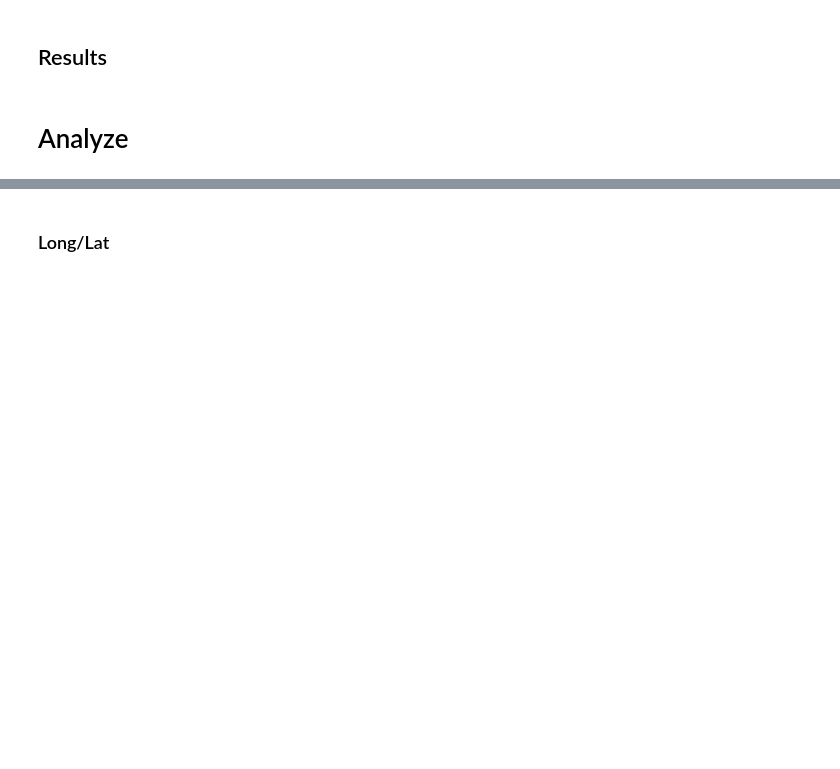
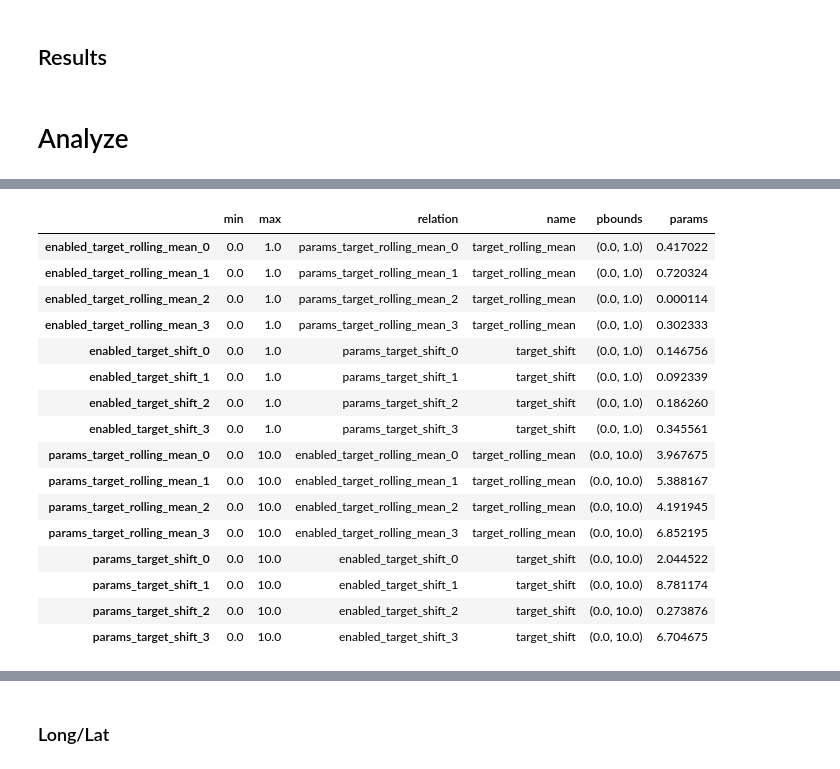
Before and after one commit to olympus999/godaddy-microbusiness-density-forecasting, a Jupyter notebook: notebooks/starter.ipynb, the cells around one changed output, grey strips where cells are left out. Cells and saved outputs as stored; diff of their text form; code cells hidden in the pictures; blank space fills up the shorter version.

```diff
--- a/notebooks/starter.ipynb
+++ b/notebooks/starter.ipynb
@@ -1726,8 +1180,0 @@ df
-# %%
-# debug_data = lightgbm_bayesian.prepare_data._debug_different_shifts
-df[pr._col_target] = (
-    df.sort_values([pr._col_cfips, pr._col_first_day_of_month])
-    .groupby(pr._col_cfips)[pr._col_target]
-    .shift(1)
-    .dropna()
-)
@@ -1769,4 +1180,0 @@ pd.DataFrame(r)
-# %%
-lgb_train, lgb_eval, df, features = lightgbm_bayesian._train_model(
-    **lightgbm_bayesian.optimizer.max["params"], return_data=True
-)
@@ -1941,4 +1180,0 @@ array(['2022-11-01', '2022-12-01', '2023-01-01', '2023-02-01',
-# %%
-(lgb_train, lgb_eval, df, features) = train_model(
-    **optimizer.max["params"], return_data=True
-)
@@ -1972,0 +1591,3 @@ t["relative"] = t["diff"] / t["pred"]
+# %%
+manage_features = ManageFeatures(all_features)
+# manage_features._get_all_relations()
@@ -1972,0 +1596,50 @@ t["relative"] = t["diff"] / t["pred"]
+# %%
+def black_box_function(**kwargs):
+    """Function with unknown internals we wish to maximize.
+
+    This is just serving as an example, for all intents and
+    purposes think of the internals of this function, i.e.: the process
+    which generates its output values, as unknown.
+    """
+    print(kwargs)
+
+    return -1
+
+
+# Bounded region of parameter space
+pbounds = manage_features.get_pbounds()
+
+optimizer = BayesianOptimization(
+    f=black_box_function,
+    pbounds=pbounds,
+    verbose=2,  # verbose = 1 prints only when a maximum is observed, verbose = 0 is silent
+    random_state=1,
+)
+
+optimizer.maximize(
+    init_points=1,
+    n_iter=1,
+)
+
+bayes_exploring_values = {
+    "enabled_target_rolling_mean_0": 0.417022004702574,
+    "enabled_target_rolling_mean_1": 0.7203244934421581,
+    "enabled_target_rolling_mean_2": 0.00011437481734488664,
+    "enabled_target_rolling_mean_3": 0.30233257263183977,
+    "enabled_target_shift_0": 0.14675589081711304,
+    "enabled_target_shift_1": 0.0923385947687978,
+    "enabled_target_shift_2": 0.1862602113776709,
+    "enabled_target_shift_3": 0.34556072704304774,
+    "params_target_rolling_mean_0": 3.9676747423066994,
+    "params_target_rolling_mean_1": 5.3881673400335695,
+    "params_target_rolling_mean_2": 4.191945144032948,
+    "params_target_rolling_mean_3": 6.852195003967595,
+    "params_target_shift_0": 2.0445224973151745,
+    "params_target_shift_1": 8.781174363909454,
+    "params_target_shift_2": 0.27387593197926163,
+    "params_target_shift_3": 6.704675101784022,
+}
+
+
+manage_features.set_mapping_return(optimizer.max['params'])
+# %% [output]
@@ -1972,0 +1653,17 @@ t["relative"] = t["diff"] / t["pred"]
+|  | min | max | relation | name | pbounds | params |
+| enabled_target_rolling_mean_0 | 0.0 | 1.0 | params_target_rolling_mean_0 | target_rolling_mean | (0.0, 1.0) | 0.417022 |
+| enabled_target_rolling_mean_1 | 0.0 | 1.0 | params_target_rolling_mean_1 | target_rolling_mean | (0.0, 1.0) | 0.720324 |
+| enabled_target_rolling_mean_2 | 0.0 | 1.0 | params_target_rolling_mean_2 | target_rolling_mean | (0.0, 1.0) | 0.000114 |
+| enabled_target_rolling_mean_3 | 0.0 | 1.0 | params_target_rolling_mean_3 | target_rolling_mean | (0.0, 1.0) | 0.302333 |
+| enabled_target_shift_0 | 0.0 | 1.0 | params_target_shift_0 | target_shift | (0.0, 1.0) | 0.146756 |
+| enabled_target_shift_1 | 0.0 | 1.0 | params_target_shift_1 | target_shift | (0.0, 1.0) | 0.092339 |
+| enabled_target_shift_2 | 0.0 | 1.0 | params_target_shift_2 | target_shift | (0.0, 1.0) | 0.186260 |
+| enabled_target_shift_3 | 0.0 | 1.0 | params_target_shift_3 | target_shift | (0.0, 1.0) | 0.345561 |
+| params_target_rolling_mean_0 | 0.0 | 10.0 | enabled_target_rolling_mean_0 | target_rolling_mean | (0.0, 10.0) | 3.967675 |
+| params_target_rolling_mean_1 | 0.0 | 10.0 | enabled_target_rolling_mean_1 | target_rolling_mean | (0.0, 10.0) | 5.388167 |
+| params_target_rolling_mean_2 | 0.0 | 10.0 | enabled_target_rolling_mean_2 | target_rolling_mean | (0.0, 10.0) | 4.191945 |
+| params_target_rolling_mean_3 | 0.0 | 10.0 | enabled_target_rolling_mean_3 | target_rolling_mean | (0.0, 10.0) | 6.852195 |
+| params_target_shift_0 | 0.0 | 10.0 | enabled_target_shift_0 | target_shift | (0.0, 10.0) | 2.044522 |
+| params_target_shift_1 | 0.0 | 10.0 | enabled_target_shift_1 | target_shift | (0.0, 10.0) | 8.781174 |
+| params_target_shift_2 | 0.0 | 10.0 | enabled_target_shift_2 | target_shift | (0.0, 10.0) | 0.273876 |
+| params_target_shift_3 | 0.0 | 10.0 | enabled_target_shift_3 | target_shift | (0.0, 10.0) | 6.704675 |
```
Also changed, not shown: parts of 162 cells of this notebook.
